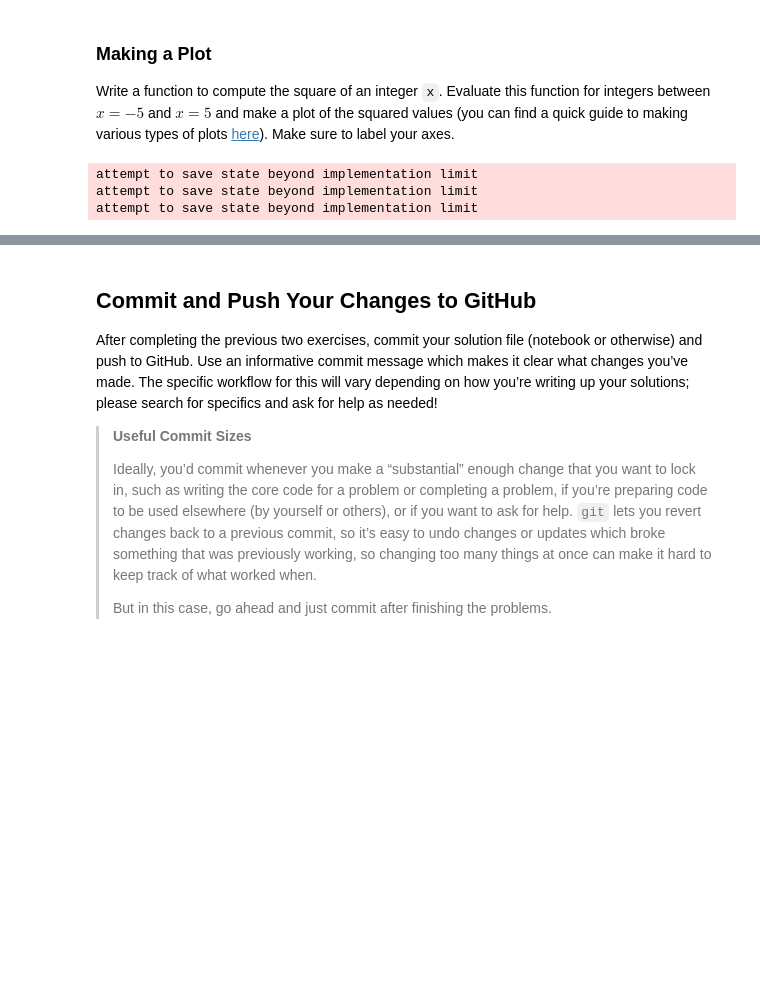
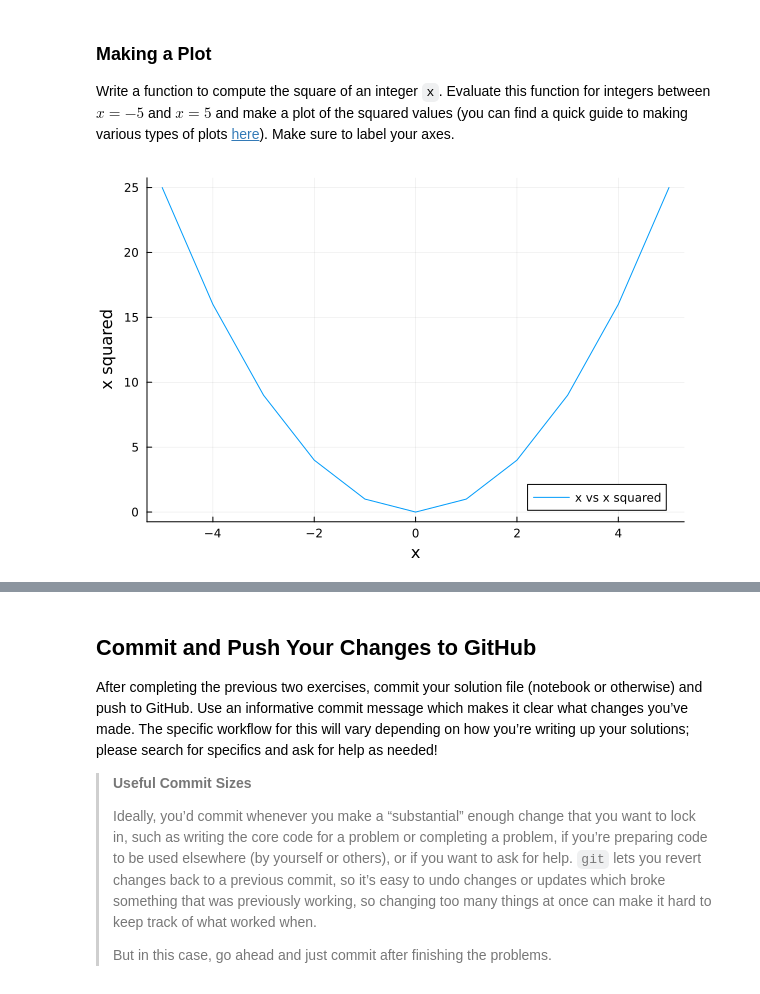
Before and after one commit to BEE4750-FA25/lab1-s-vaf, a Jupyter notebook: lab01.ipynb, the cells around one changed output, grey strips where cells are left out. Saved outputs shown, nothing was run; the diff lists cells and outputs as text; code cells hidden in the pictures; blank space fills up the shorter version.

```diff
--- a/lab01.ipynb
+++ b/lab01.ipynb
@@ -284,17 +284,17 @@ Make sure to label your axes.
 # %%
 # insert your code here
 x = [-5,-4,-3,-2,-1,0,1,2,3,4,5]
 soln = []
 function square(x)
     for i in range(1,length(x))
         append!(soln,[x[i]^2])
     end
     return soln
 end
 
-# square(x)
-scatter(x,soln)
+square(x)
+plot(x,soln,label="x vs x squared")
+xlabel!("x")
+ylabel!("x squared")
 # %% [output]
-attempt to save state beyond implementation limit
-attempt to save state beyond implementation limit
-attempt to save state beyond implementation limit
+[figure, added]
```
Also changed, not shown: parts of 2 cells of this notebook.
